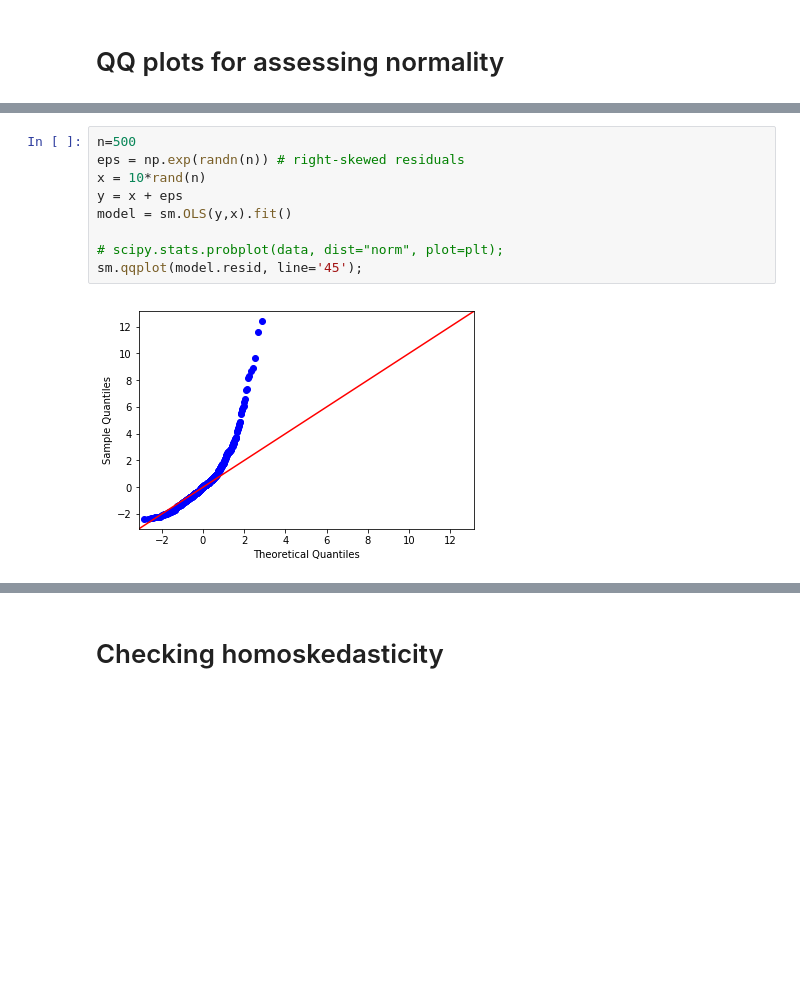
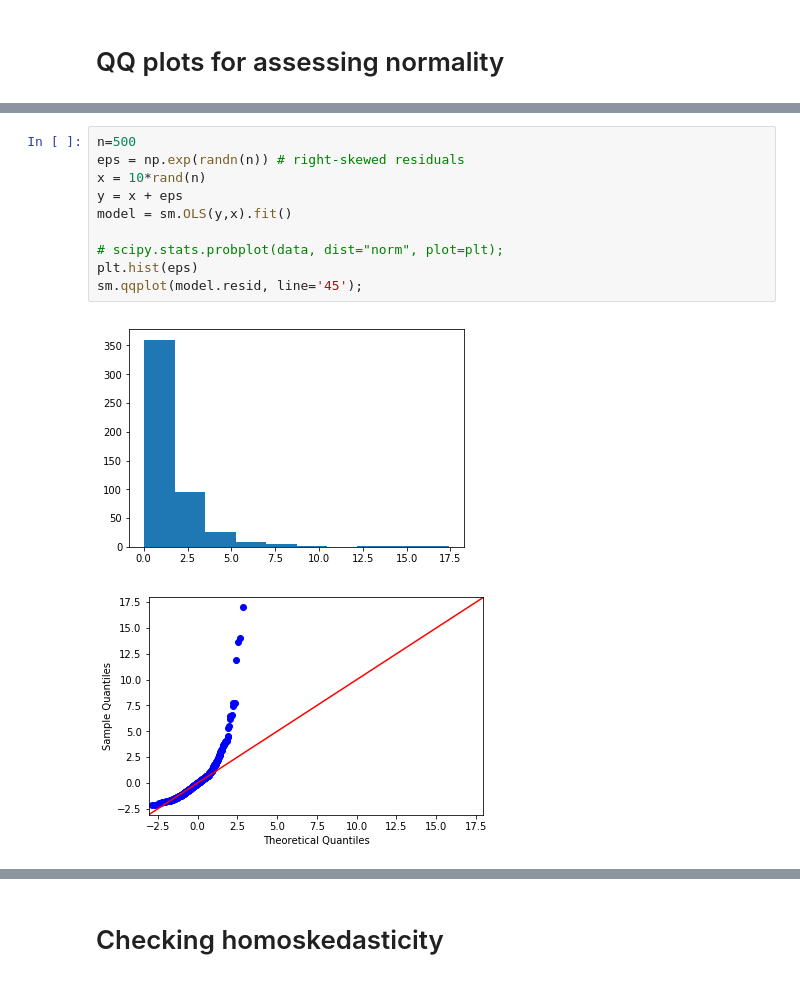
Before and after one commit to orie3120/orie3120-sp2020, a Jupyter notebook: demos/test-assumptions.ipynb, the cells around one changed output, grey strips where cells are left out. Saved outputs shown, nothing was run; the diff lists cells and outputs as text; blank space fills up the shorter version.

```diff
--- a/demos/test-assumptions.ipynb
+++ b/demos/test-assumptions.ipynb
@@ -274,13 +290,15 @@ sm.qqplot(model.resid, line='45');
 # %%
 n=500
 eps = np.exp(randn(n)) # right-skewed residuals
 x = 10*rand(n)
 y = x + eps
 model = sm.OLS(y,x).fit()
 
 # scipy.stats.probplot(data, dist="norm", plot=plt);
+plt.hist(eps)
 sm.qqplot(model.resid, line='45');
 # %% [output]
-[figure, old version]
+[figure, new version]
+[figure, added]
 # %%
 n=500
```
Also changed, not shown: parts of 16 cells of this notebook, 2 other files.
